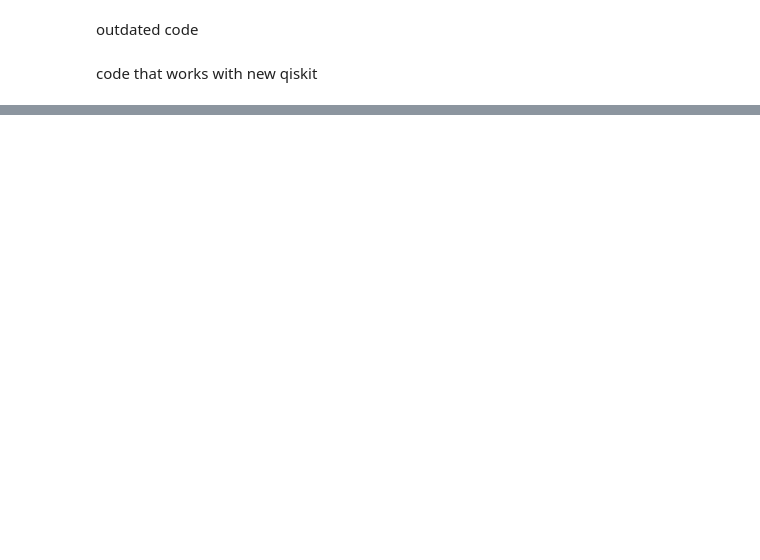
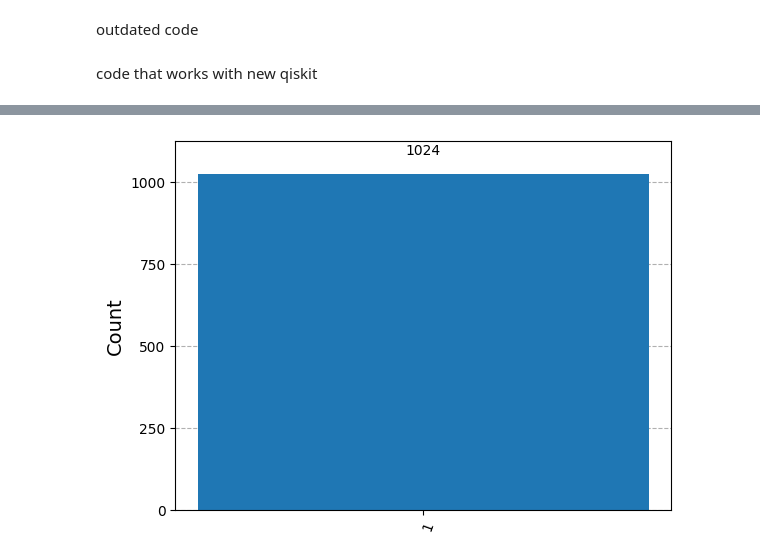
Before and after one commit to anetaaaaa/quantum-computing-fundamentals-2833097, a Jupyter notebook: exercise_file.ipynb, the cells around one changed output, grey strips where cells are left out. Drawn from its saved outputs; the diff is of its cells as text; code cells hidden in the pictures; blank space fills up the shorter version.

```diff
--- a/exercise_file.ipynb
+++ b/exercise_file.ipynb
@@ -49,0 +57,8 @@ plot_bloch_multivector(statevector);
+# %%
+backend = Aer.get_backend('qasm_simulator')
+
+# Simulate the circuit
+result = backend.run(circuit, shots=1024).result()
+plot_histogram(result.get_counts());
+# %% [output]
+[figure, added]
```
Also changed, not shown: parts of 6 cells of this notebook, 2 other files.
